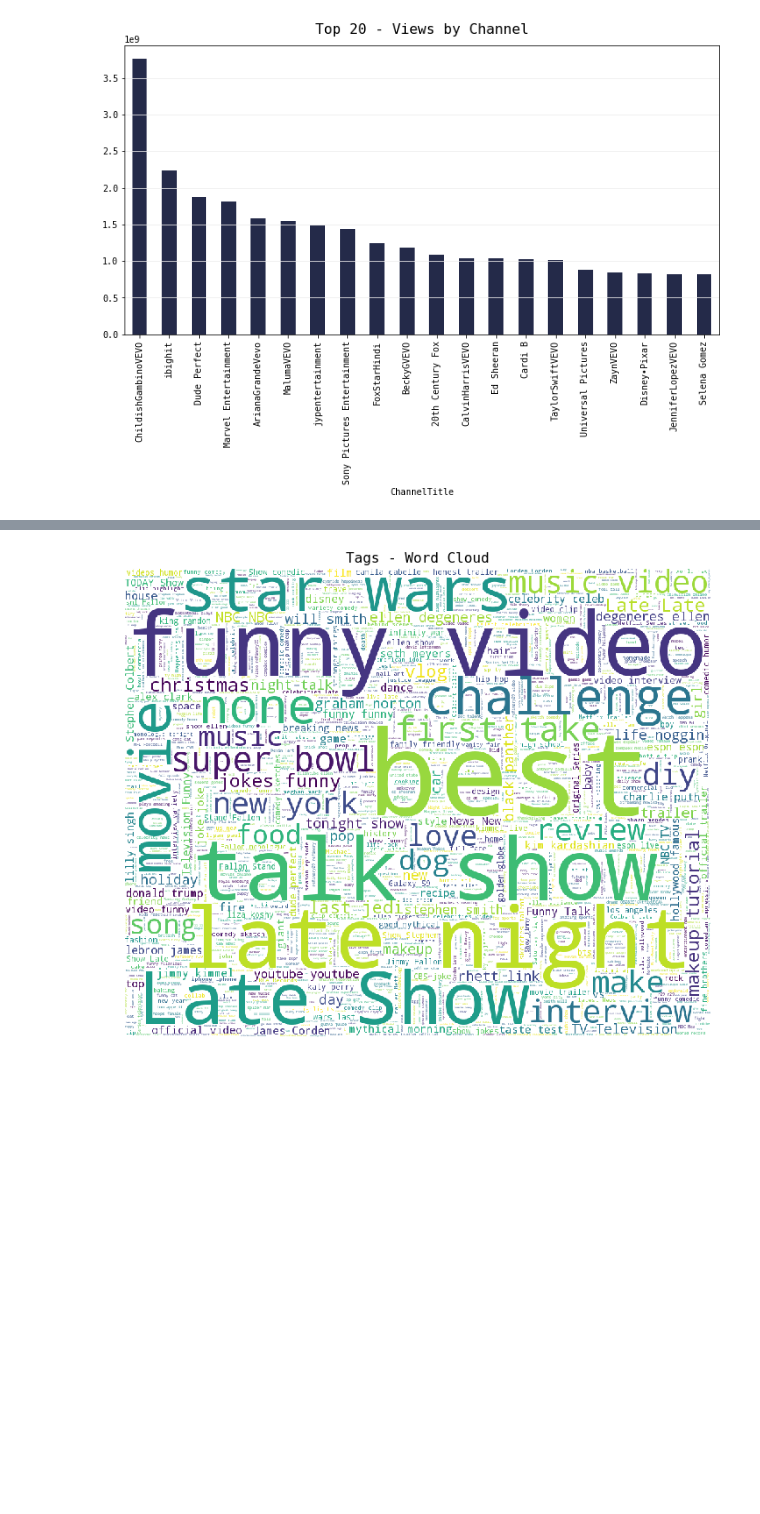
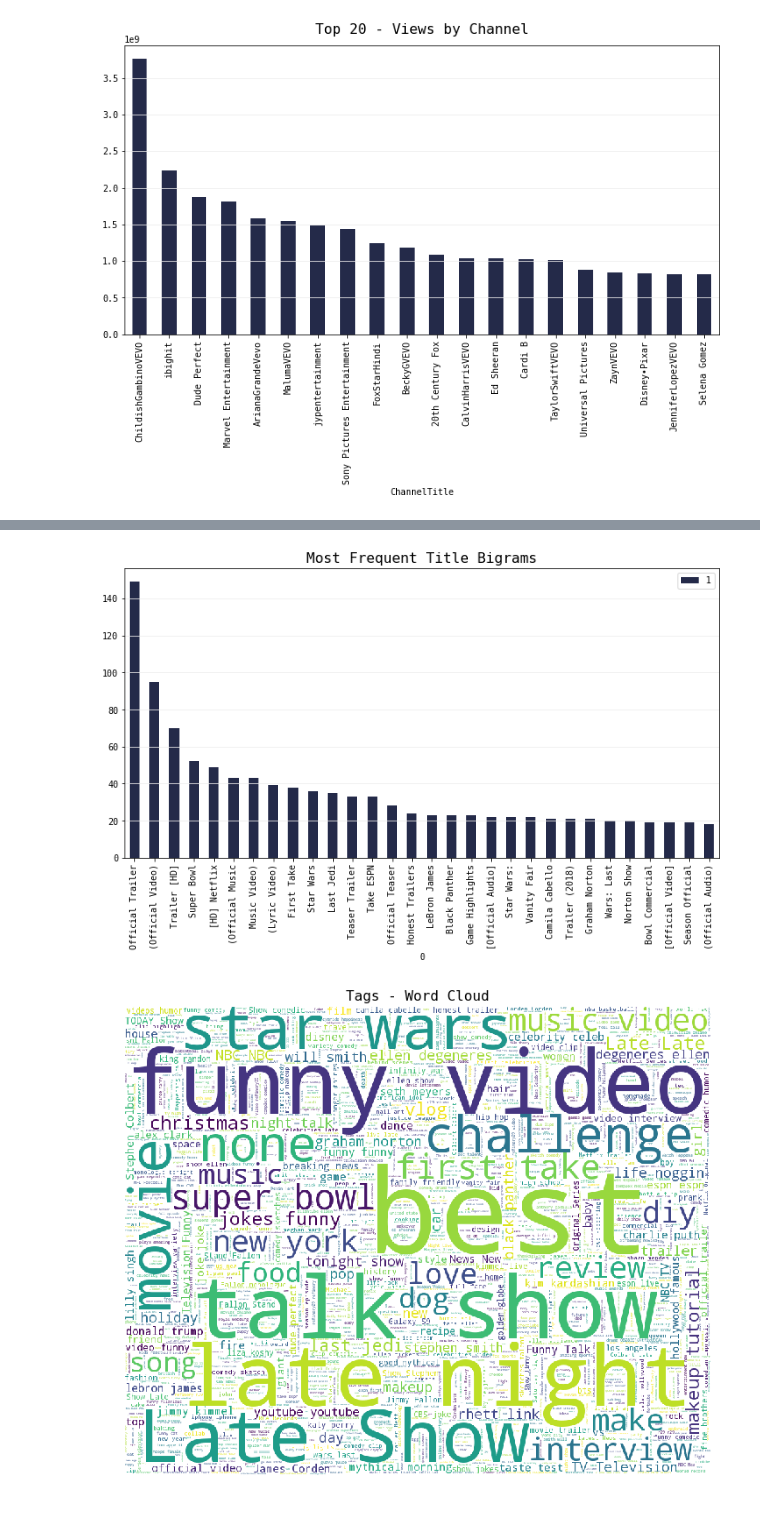
Before and after one commit to qu4ku/datasets-analysis, a Jupyter notebook: 012-youtube-trending-videos.ipynb, the cells around one changed output, grey strips where cells are left out. Saved outputs shown, nothing was run; the diff lists cells and outputs as text; code cells hidden in the pictures; blank space fills up the shorter version.

```diff
--- a/012-youtube-trending-videos.ipynb
+++ b/012-youtube-trending-videos.ipynb
@@ -322,3 +323,21 @@ plt.show()
+# %%
+from collections import Counter
+
+text = ' '.join(df_wo_duplicates['Title'].dropna().astype(str))
+text = [x for x in text.split() if x not in STOPWORDS and len(x) > 3]
+text = ' '.join(text)
+bigram_tuples = nltk.bigrams(text.split(' '))
+
+bigrams = []
+for pair in bigram_tuples:
+    bigram = ' '.join(list(pair))
+    bigrams.append(bigram)
+
+pd.DataFrame(Counter(bigrams).most_common(30)).set_index(0).plot(kind='bar', color=MC)
+plt.title('Most Frequent Title Bigrams');
+plt.grid(axis='y')
+# %% [output]
+[figure, added]
 # %%
 stopwords = set(STOPWORDS)
 
```
Also changed, not shown: parts of 9 cells of this notebook.
